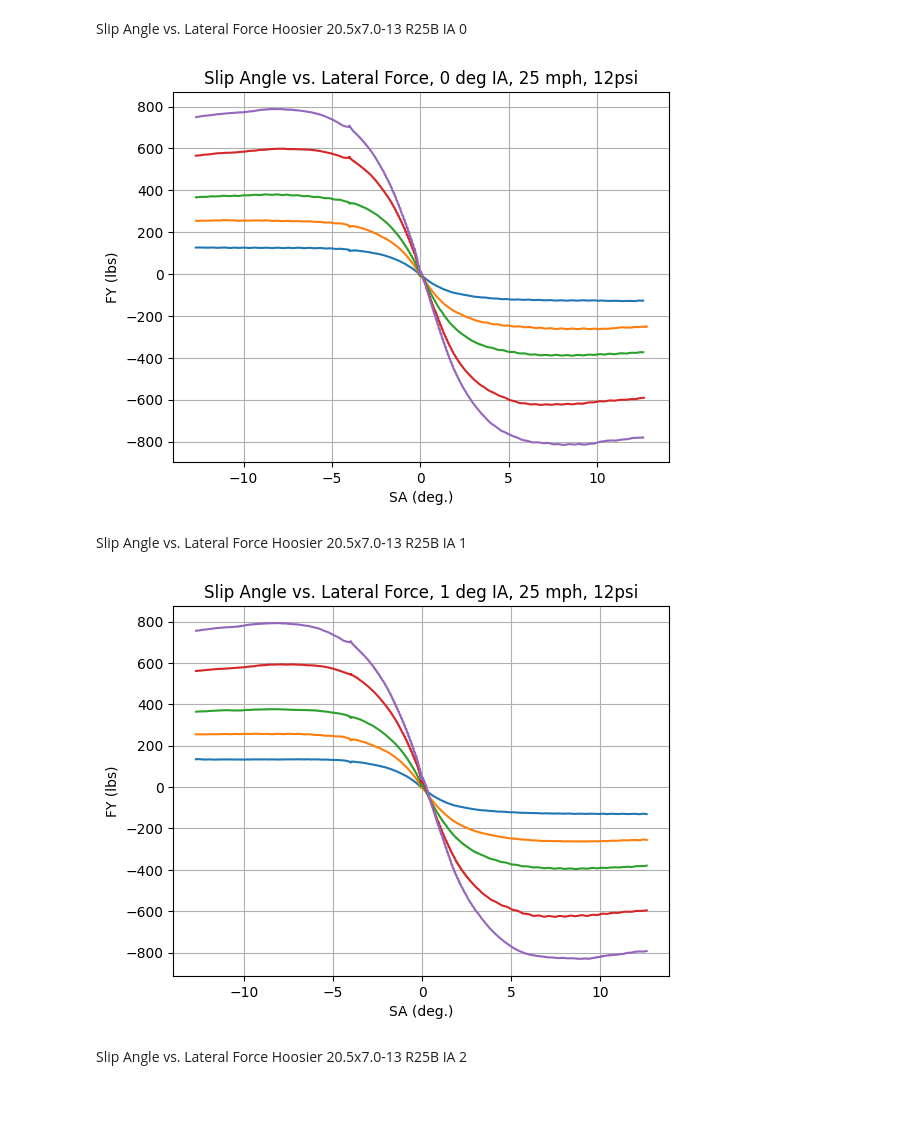
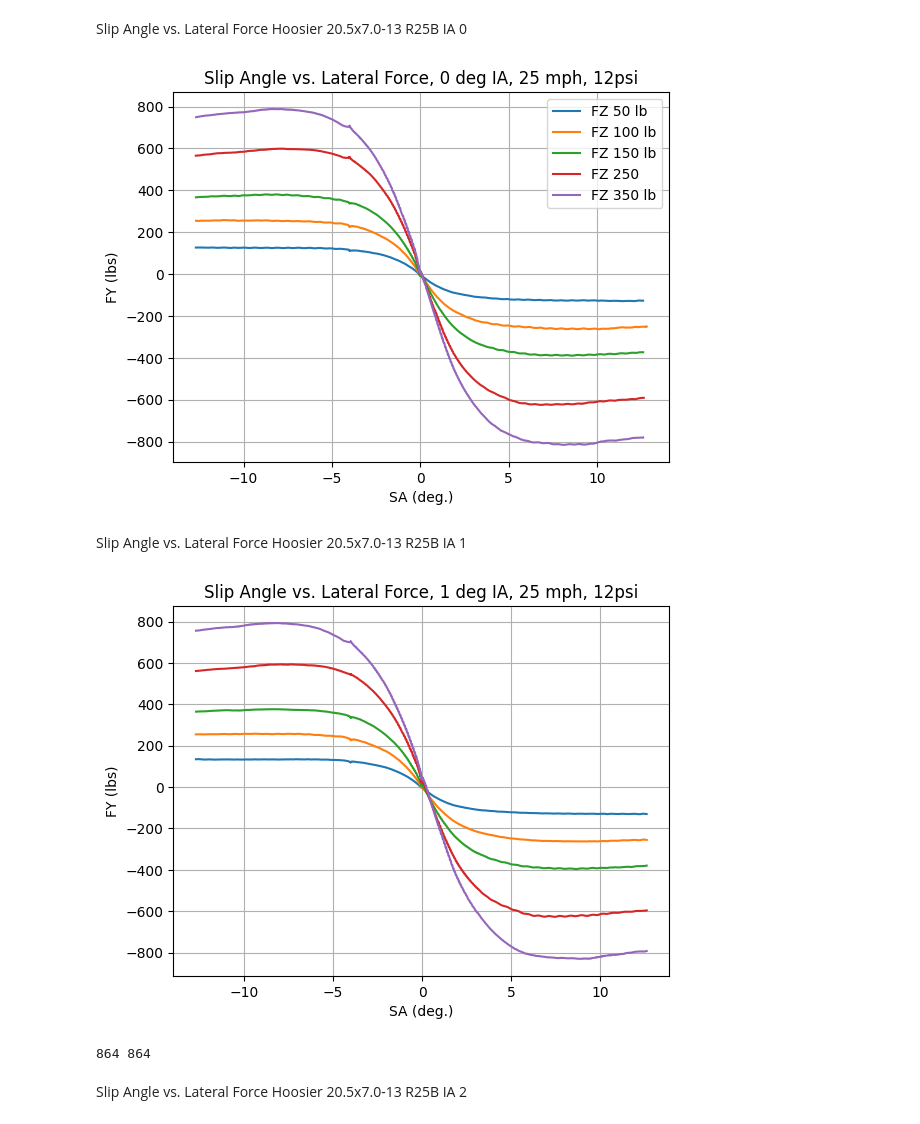
Before and after one commit to Washington-State-University-Formula-SAE/ttc-data, a Jupyter notebook: Hoosier 20.5x13-7.0 R25B.ipynb, the cells around one changed output. Cells and saved outputs as stored; diff of their text form; code cells hidden in the pictures.

```diff
--- a/Hoosier 20.5x13-7.0 R25B.ipynb
+++ b/Hoosier 20.5x13-7.0 R25B.ipynb
@@ -526,8 +411,8 @@ for i in h_50_fy:
 
 # Variables for below averaging functions (50lb)
 
-h_50_sa_avg = []
-h_50_fy_avg = []
+h_ia0_50_sa_avg = []
+h_ia0_50_fy_avg = []
 
 # Averaging function for SA, takes average ever 20 data points (50lb)
 
@@ -536,14 +421,14 @@ avg = 20
 for i in range(int(avg/2), len(h_50_sa_lst)-int(avg/2)):
     a_avg = h_50_sa_lst[i-int(avg/2):i+int(avg/2)]
     a_avg = sum(a_avg)/(len(a_avg))
-    h_50_sa_avg.append(a_avg)
+    h_ia0_50_sa_avg.append(a_avg)
 
 # Averaging function for FY, takes average ever 20 data points (50lb)
 
 for i in range(int(avg/2), len(h_50_fy_lst)-int(avg/2)):
     a_avg = h_50_fy_lst[i-int(avg/2):i+int(avg/2)]
     a_avg = sum(a_avg)/(len(a_avg))
-    h_50_fy_avg.append(a_avg)
+    h_ia0_50_fy_avg.append(a_avg)
 
 # Sorting Data into Tuples and Trimming (100 lb)
 
@@ -567,8 +452,8 @@ for i in h_100_fy:
 
 # Variables for below averaging functions (100lb)
 
-h_100_sa_avg = []
-h_100_fy_avg = []
+h_ia0_100_sa_avg = []
+h_ia0_100_fy_avg = []
 
 # Averaging function for SA, takes average ever 20 data points (100lb)
 
@@ -577,14 +462,14 @@ avg = 20
 for i in range(int(avg/2), len(h_100_sa_lst)-int(avg/2)):
     a_avg = h_100_sa_lst[i-int(avg/2):i+int(avg/2)]
     a_avg = sum(a_avg)/(len(a_avg))
-    h_100_sa_avg.append(a_avg)
+    h_ia0_100_sa_avg.append(a_avg)
 
 # Averaging function for FY, takes average ever 20 data points (100lb)
 
 for i in range(int(avg/2), len(h_100_fy_lst)-int(avg/2)):
     a_avg = h_100_fy_lst[i-int(avg/2):i+int(avg/2)]
     a_avg = sum(a_avg)/(len(a_avg))
-    h_100_fy_avg.append(a_avg)
+    h_ia0_100_fy_avg.append(a_avg)
 
 # Sorting Data into Tuples and Trimming (150 lb)
 
@@ -608,8 +493,8 @@ for i in h_150_fy:
 
 # Variables for below averaging functions (150lb)
 
-h_150_sa_avg = []
-h_150_fy_avg = []
+h_ia0_150_sa_avg = []
+h_ia0_150_fy_avg = []
 
 # Averaging function for SA, takes average ever 20 data points (150lb)
 
@@ -618,14 +503,14 @@ avg = 20
 for i in range(int(avg/2), len(h_150_sa_lst)-int(avg/2)):
     a_avg = h_150_sa_lst[i-int(avg/2):i+int(avg/2)]
     a_avg = sum(a_avg)/(len(a_avg))
-    h_150_sa_avg.append(a_avg)
+    h_ia0_150_sa_avg.append(a_avg)
 
 # Averaging function for FY, takes average ever 20 data points (150lb)
 
 for i in range(int(avg/2), len(h_150_fy_lst)-int(avg/2)):
     a_avg = h_150_fy_lst[i-int(avg/2):i+int(avg/2)]
     a_avg = sum(a_avg)/(len(a_avg))
-    h_150_fy_avg.append(a_avg)
+    h_ia0_150_fy_avg.append(a_avg)
 
 # Sorting Data into Tuples and Trimming (250 lb)
 
@@ -649,8 +534,8 @@ for i in h_250_fy:
 
 # Variables for below averaging functions (250lb)
 
-h_250_sa_avg = []
-h_250_fy_avg = []
+h_ia0_250_sa_avg = []
+h_ia0_250_fy_avg = []
 
 # Averaging function for SA, takes average ever 20 data points (250lb)
 
@@ -659,14 +544,14 @@ avg = 20
 for i in range(int(avg/2), len(h_250_sa_lst)-int(avg/2)):
     a_avg = h_250_sa_lst[i-int(avg/2):i+int(avg/2)]
     a_avg = sum(a_avg)/(len(a_avg))
-    h_250_sa_avg.append(a_avg)
+    h_ia0_250_sa_avg.append(a_avg)
 
 # Averaging function for FY, takes average ever 20 data points (250lb)
 
 for i in range(int(avg/2), len(h_250_fy_lst)-int(avg/2)):
     a_avg = h_250_fy_lst[i-int(avg/2):i+int(avg/2)]
     a_avg = sum(a_avg)/(len(a_avg))
-    h_250_fy_avg.append(a_avg)
+    h_ia0_250_fy_avg.append(a_avg)
 
 # Sorting Data into Tuples and Trimming (350 lb)
 
@@ -685,45 +570,44 @@ for i in h_350_sa:
 
 h_350_fy_lst = []
 
 for i in h_350_fy:
     h_350_fy_lst.append(i)
 
 # Variables for below averaging functions (350lb)
 
-h_350_sa_avg = []
-h_350_fy_avg = []
+h_ia0_350_sa_avg = []
+h_ia0_350_fy_avg = []
 
 # Averaging function for SA, takes average ever 20 data points (350lb)
 
 avg = 20
 
 for i in range(int(avg/2), len(h_350_sa_lst)-int(avg/2)):
     a_avg = h_350_sa_lst[i-int(avg/2):i+int(avg/2)]
     a_avg = sum(a_avg)/(len(a_avg))
-    h_350_sa_avg.append(a_avg)
+    h_ia0_350_sa_avg.append(a_avg)
 
 # Averaging function for FY, takes average ever 20 data points (350lb)
 
 for i in range(int(avg/2), len(h_350_fy_lst)-int(avg/2)):
     a_avg = h_350_fy_lst[i-int(avg/2):i+int(avg/2)]
     a_avg = sum(a_avg)/(len(a_avg))
-    h_350_fy_avg.append(a_avg)
-
-# Plotting using Seaborn
+    h_ia0_350_fy_avg.append(a_avg)
 
 # Plotting using MatPlotLib
-plt.plot(h_50_sa_avg, h_50_fy_avg)
-plt.plot(h_100_sa_avg, h_100_fy_avg)
-plt.plot(h_150_sa_avg, h_150_fy_avg)
-plt.plot(h_250_sa_avg, h_250_fy_avg)
-plt.plot(h_350_sa_avg, h_350_fy_avg)
+plt.plot(h_ia0_50_sa_avg, h_ia0_50_fy_avg, label='FZ 50 lb')
+plt.plot(h_ia0_100_sa_avg, h_ia0_100_fy_avg, label='FZ 100 lb')
+plt.plot(h_ia0_150_sa_avg, h_ia0_150_fy_avg, label='FZ 150 lb')
+plt.plot(h_ia0_250_sa_avg, h_ia0_250_fy_avg, label='FZ 250')
+plt.plot(h_ia0_350_sa_avg, h_ia0_350_fy_avg, label='FZ 350 lb')
 plt.title('Slip Angle vs. Lateral Force, 0 deg IA, 25 mph, 12psi')
 plt.xlabel('SA (deg.)')
 plt.ylabel('FY (lbs)')
 plt.grid(True)
+plt.legend()
 plt.show()
 # %% [output]
-[figure, old version]
+[figure, new version]
 # %% [markdown]
 Slip Angle vs. Lateral Force Hoosier 20.5x7.0-13 R25B IA 1
 # %%
@@ -945,8 +829,11 @@ plt.xlabel('SA (deg.)')
 plt.ylabel('FY (lbs)')
 plt.grid(True)
 plt.show()
+
+print(len(h_ia1_50_sa_avg), len(h_ia1_350_sa_avg))
 # %% [output]
 [figure]
+864 864
 # %% [markdown]
 Slip Angle vs. Lateral Force Hoosier 20.5x7.0-13 R25B IA 2
 # %%
```
Also changed, not shown: parts of 14 cells of this notebook, 7 other files.
